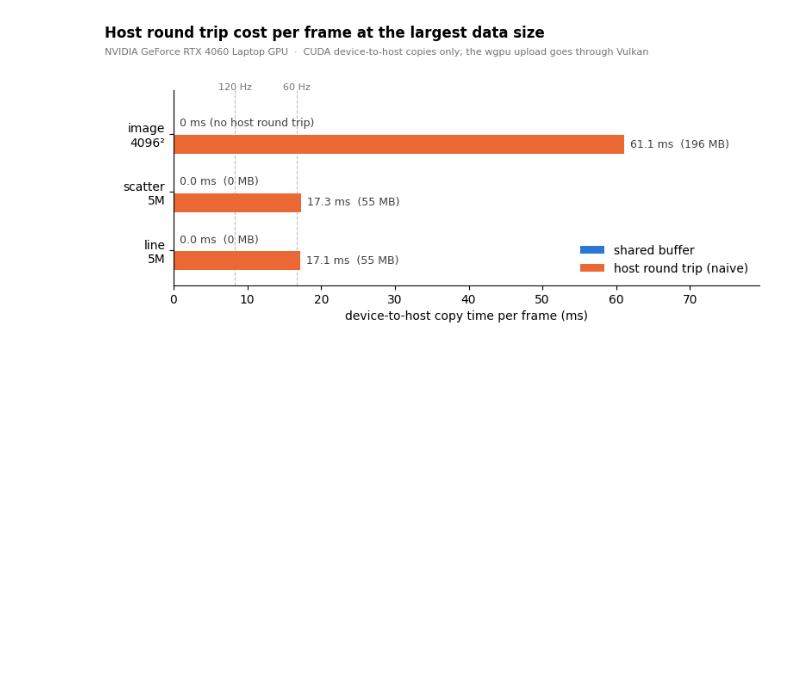
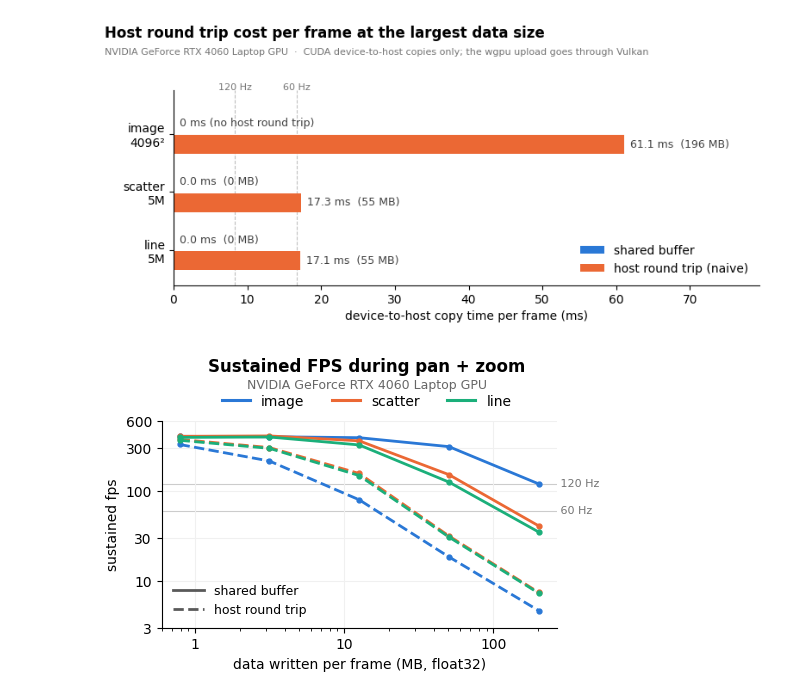
Before and after one commit to clewis7/mech-interp-sandbox, a Jupyter notebook: benchmarks/plots.ipynb, the cells around one changed output. Saved outputs shown, nothing was run; the diff lists cells and outputs as text; code cells hidden in the pictures; blank space fills up the shorter version.

Commit message:
combine pan zoom

```diff
--- a/benchmarks/plots.ipynb
+++ b/benchmarks/plots.ipynb
@@ -404,3 +404,71 @@ plt.show()
 | scatter | 5M | naive | 186 | 54.8 | 17.3 |
 | line | 5M | naive | 169 | 55.0 | 17.1 |
 [figure]
+# %%
+import matplotlib.pyplot as plt
+import matplotlib.ticker as mticker
+import pandas as pd
+
+RESULTS = "results/panzoom.csv"
+MODE = "panzoom"
+PRIMITIVES = {"image": "#2a78d6", "scatter": "#eb6834", "line": "#1baf7a"}
+BACKENDS = {"shared": ("shared buffer", "-"), "naive": ("host round trip", "--")}
+REF_HZ = [60, 120]
+TITLE = "Sustained FPS during pan + zoom"
+GPU = "NVIDIA GeForce RTX 4060 Laptop GPU"
+
+plt.rcParams.update({"font.size": 10})
+
+df = pd.read_csv(RESULTS).query("mode == @MODE").copy()
+
+# float32 bytes per frame: image (H, W, 3), points (N, 3)
+df["mb_per_frame"] = df["size"].where(df["primitive"] != "image", df["size"] ** 2) * 3 * 4 / 1e6
+
+summary = (
+    df.groupby(["primitive", "backend", "size", "mb_per_frame"])["fps_mean"]
+    .agg(fps="mean", fps_std="std")
+    .reset_index()
+)
+
+fig, ax = plt.subplots(figsize=(5, 3))
+fig.subplots_adjust(top=0.80, bottom=0.11, left=0.09, right=0.88)
+
+for hz in REF_HZ:
+    ax.axhline(hz, color="0.8", lw=0.8, zorder=0)
+    ax.text(1.0, hz, f" {hz} Hz", transform=ax.get_yaxis_transform(), va="center", fontsize=8, color="0.45")
+
+for primitive, color in PRIMITIVES.items():
+    for backend, (_, ls) in BACKENDS.items():
+        d = summary.query("primitive == @primitive and backend == @backend").sort_values("mb_per_frame")
+        if d.empty:
+            continue
+        ax.plot(d["mb_per_frame"], d["fps"], color=color, ls=ls, lw=2, marker="o", ms=3.5, zorder=3)
+        ax.fill_between(d["mb_per_frame"], d["fps"] - d["fps_std"].fillna(0), d["fps"] + d["fps_std"].fillna(0),
+                        color=color, alpha=0.12, lw=0, zorder=2)
+
+ax.set_xscale("log")
+ax.set_yscale("log")
+ax.set_xlabel("data written per frame (MB, float32)")
+ax.set_ylabel("sustained fps")
+ax.set_yticks([3, 10, 30, 100, 300, 600])
+ax.yaxis.set_major_formatter(mticker.ScalarFormatter())
+ax.yaxis.set_minor_locator(mticker.NullLocator())
+ax.xaxis.set_major_formatter(mticker.FuncFormatter(lambda v, _: f"{v:g}"))
+ax.grid(True, which="major", color="0.94", lw=0.8)
+for side in ("top", "right"):
+    ax.spines[side].set_visible(False)
+
+# two-row legend: color = primitive, line style = backend
+prim_handles = [plt.Line2D([], [], color=c, lw=2.2) for c in PRIMITIVES.values()]
+back_handles = [plt.Line2D([], [], color="0.35", lw=2, ls=ls) for _, ls in BACKENDS.values()]
+fig.legend(prim_handles, list(PRIMITIVES), loc="upper center", ncol=3, frameon=False, bbox_to_anchor=(0.5, 0.93))
+ax.legend(back_handles, [l for l, _ in BACKENDS.values()], loc="lower left", ncol=1, frameon=False,
+          handlelength=2.5, fontsize=9)
+
+fig.text(0.5, 0.965, TITLE, ha="center", fontsize=12, fontweight="bold")
+fig.text(0.5, 0.91, GPU, ha="center", fontsize=9, color="0.4")
+
+fig.savefig("results/fps_vs_mb_panzoom.svg", dpi=300, bbox_inches="tight")
+plt.show()
+# %% [output]
+[figure, added]
```
Also changed, not shown: 2 other files.
